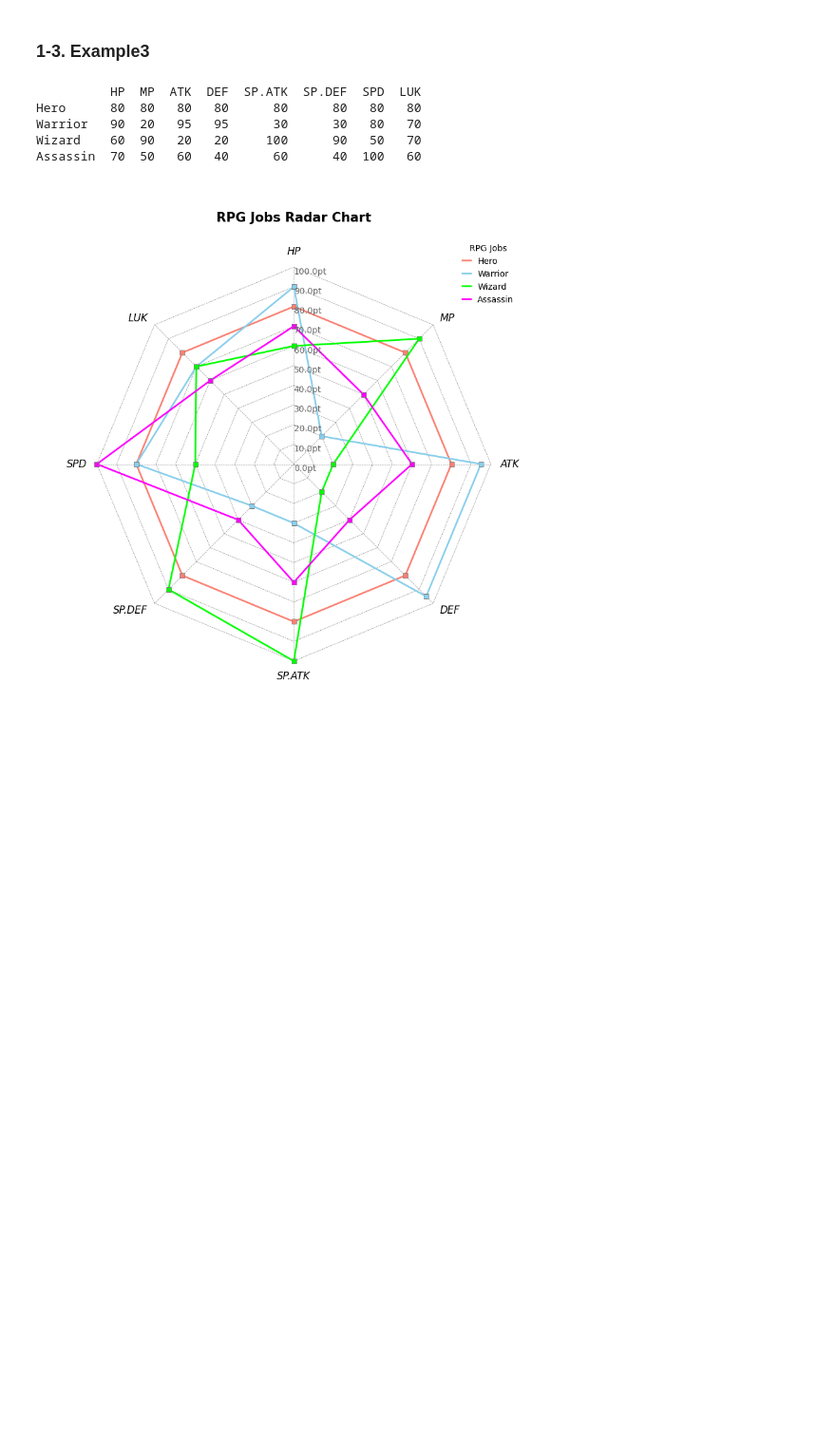
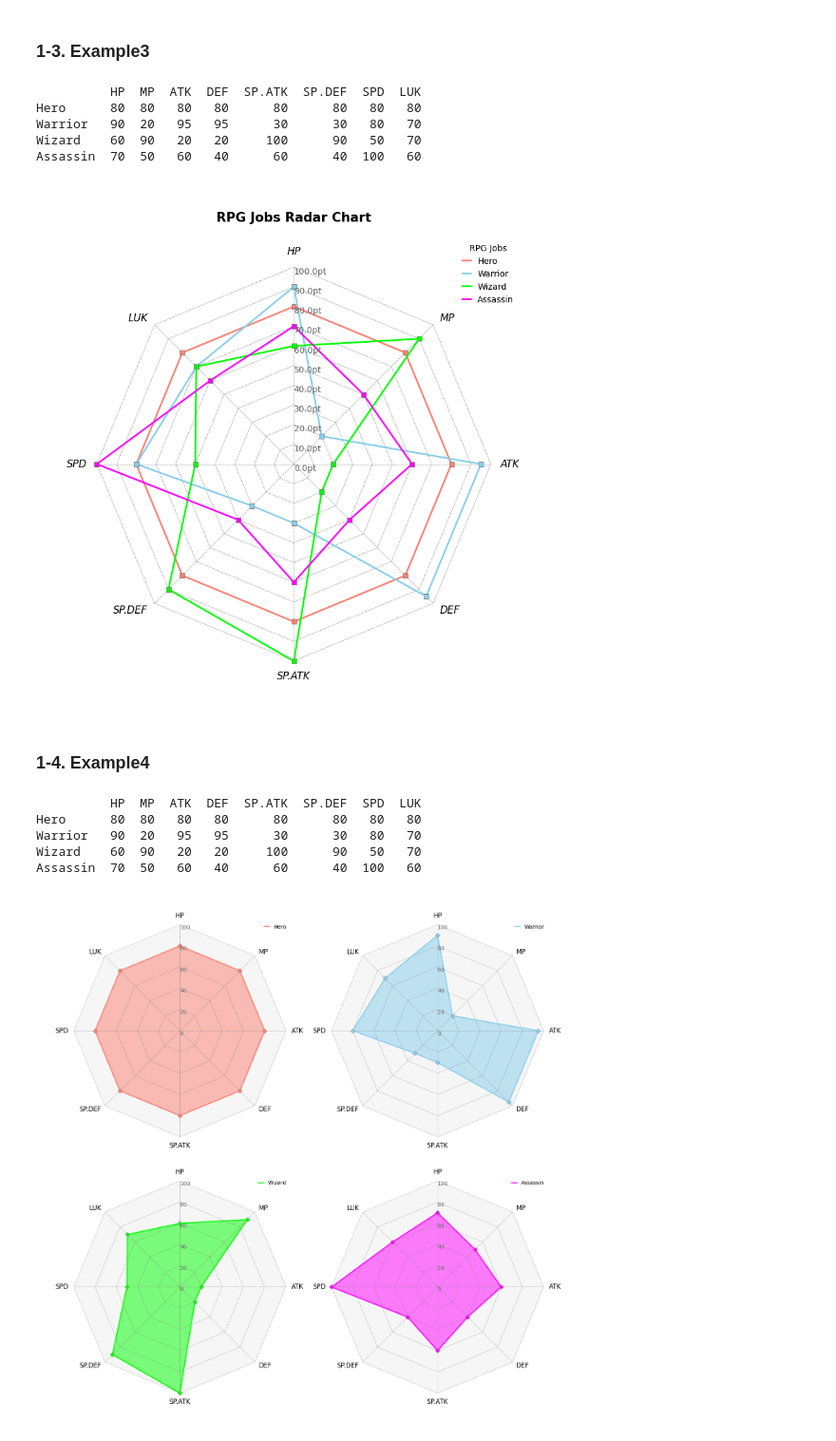
Before and after one commit to moshi4/pyCirclize, a Jupyter notebook: docs/radar_chart.ipynb, the cells around one changed output. Shown: that part at 95% size. Saved outputs shown, nothing was run; the diff lists cells and outputs as text; code cells hidden in the pictures; blank space fills up the shorter version.

Commit message:
Update radar chart notebook docs

```diff
--- a/docs/radar_chart.ipynb
+++ b/docs/radar_chart.ipynb
@@ -126,3 +126,53 @@ Warrior   90  20   95   95      30      30   80   70
 Wizard    60  90   20   20     100      90   50   70
 Assassin  70  50   60   40      60      40  100   60
 [figure]
+# %% [markdown]
+### 1-4. Example4
+# %%
+from pycirclize import Circos
+import pandas as pd
+import matplotlib.pyplot as plt
+
+# Create RPG jobs parameter dataframe (4 jobs, 8 parameters)
+df = pd.DataFrame(
+    data=[
+        [80, 80, 80, 80, 80, 80, 80, 80],
+        [90, 20, 95, 95, 30, 30, 80, 70],
+        [60, 90, 20, 20, 100, 90, 50, 70],
+        [70, 50, 60, 40, 60, 40, 100, 60],
+    ],
+    index=["Hero", "Warrior", "Wizard", "Assassin"],
+    columns=["HP", "MP", "ATK", "DEF", "SP.ATK", "SP.DEF", "SPD", "LUK"],
+)
+print(df)
+
+# Create 2 x 2 subplots
+fig = plt.figure(figsize=(16, 16), dpi=100)
+fig.subplots(2, 2, subplot_kw=dict(polar=True))
+fig.subplots_adjust(wspace=0.15, hspace=0.15)
+
+# Plot radar chart into subplots for each target
+for target_name, ax in zip(df.index, fig.axes):
+    target_df = df.loc[[target_name]]
+
+    # Initialize Circos instance for radar chart plot
+    circos = Circos.radar_chart(
+        target_df,
+        vmax=100,
+        marker_size=6,
+        cmap=dict(Hero="salmon", Warrior="skyblue", Wizard="lime", Assassin="magenta"),
+        grid_interval_ratio=0.2,
+        line_kws_handler=lambda _: dict(lw=2, ls="solid"),
+        marker_kws_handler=lambda _: dict(marker="D", ec="grey", lw=0.5),
+    )
+
+    # Plot figure & set legend on upper right
+    circos.plotfig(ax=ax)
+    circos.ax.legend(loc="upper right", fontsize=10)
+# %% [output]
+          HP  MP  ATK  DEF  SP.ATK  SP.DEF  SPD  LUK
+Hero      80  80   80   80      80      80   80   80
+Warrior   90  20   95   95      30      30   80   70
+Wizard    60  90   20   20     100      90   50   70
+Assassin  70  50   60   40      60      40  100   60
+[figure, added]
```
